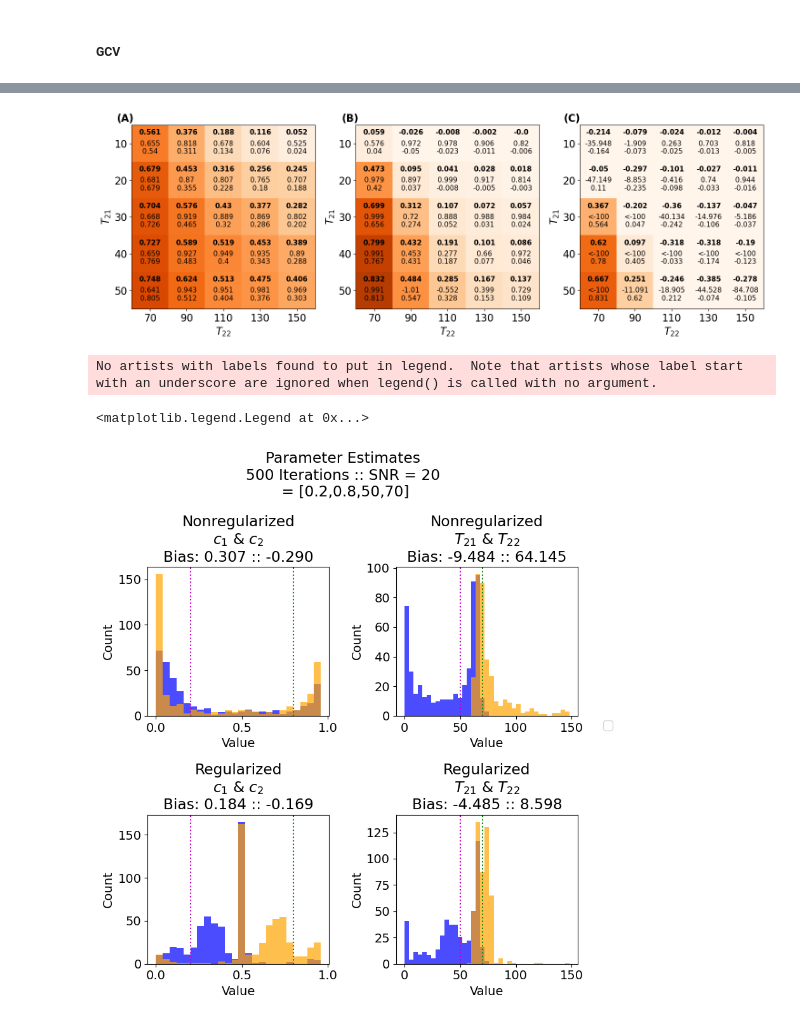
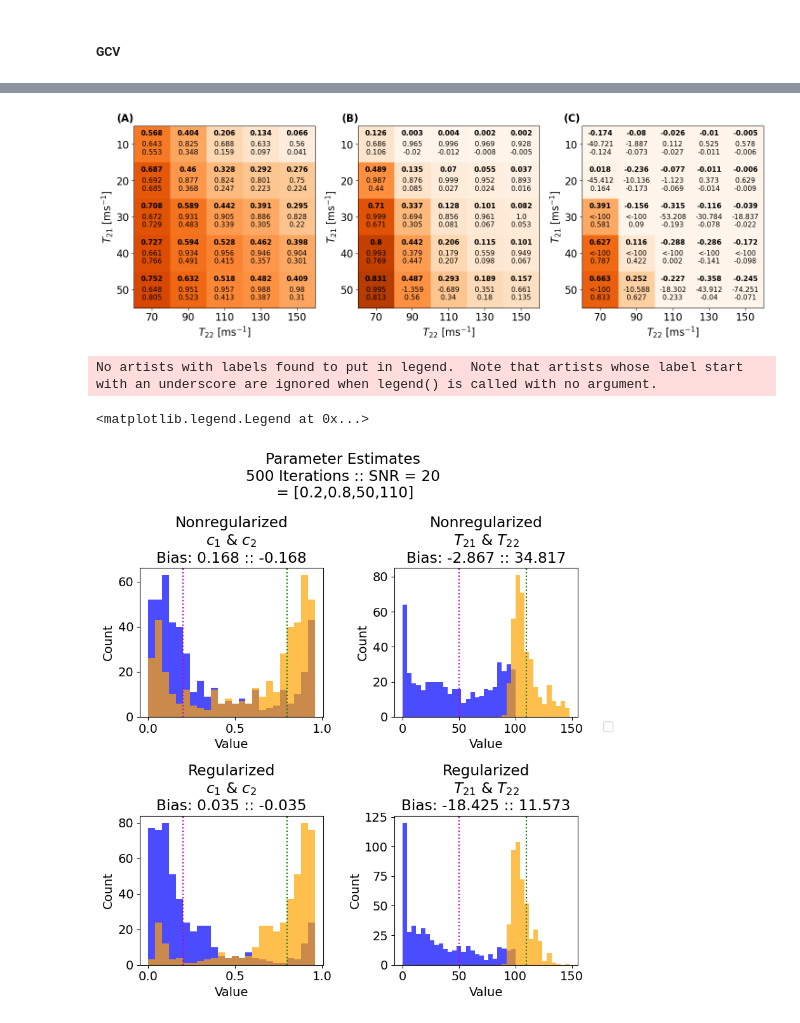
Before and after one commit to Griffin997/Regularization, a Jupyter notebook: EstimateP_AnalyzeSimulations.ipynb, the cells around one changed output, grey strips where cells are left out. Drawn from its saved outputs; the diff is of its cells as text; code cells hidden in the pictures.

```diff
--- a/EstimateP_AnalyzeSimulations.ipynb
+++ b/EstimateP_AnalyzeSimulations.ipynb
@@ -666,8 +666,8 @@ def gen_patchwork_panel_single(ind_x, c1_COI, var_temp, sq_bias_temp, MSE_temp):
     ax[ind_x].set_yticks(np.arange(len(T21_set)))
     ax[ind_x].set_xticklabels(T22_set)
     ax[ind_x].set_yticklabels(T21_set)
-    ax[ind_x].set_ylabel(r'$T_{21}$')
-    ax[ind_x].set_xlabel(r'$T_{22}$')
+    ax[ind_x].set_ylabel(r'$T_{21}$ [ms$^{-1}$]')
+    ax[ind_x].set_xlabel(r'$T_{22}$ [ms$^{-1}$]')
 
     plt.rc('font', size = 11)
     for i in range(len(T21_set)):
@@ -703,9 +703,9 @@ fig.text(0.38,0.86, '(B)', ha="center", va="center", color="black", weight = "bo
 fig.text(0.705,0.86, '(C)', ha="center", va="center", color="black", weight = "bold")
 plt.rc('font', size = 14)
 # %% [output]
-[figure, old version]
+[figure, new version]
 # %%
-pCombo_hist = [0.2,0.8,50,70]
+pCombo_hist = [0.2,0.8,50,110]
 pC_index_hist = paramCombos.index(pCombo_hist)
 
 plt.rc('font', size = 14)
@@ -748,31 +748,31 @@ ax[1,0].hist(x=ds1_GCV_final_params[pC_index_hist,:,0], bins=bin_array, color='b
 ax[1,0].hist(x=ds1_GCV_final_params[pC_index_hist,:,1], bins=bin_array, color='orange', alpha = 0.7)
 ax[1,0].axvline(x = pCombo_hist[0], color='m', ls = ':')
 ax[1,0].axvline(x = pCombo_hist[1], color='g', ls = ':')
 ax[1,0].set_xlabel('Value')
 ax[1,0].set_ylabel('Count')
 ax[1,0].set_title(f"Regularized\n{param_name_list[0]} & {param_name_list[1]}\nBias: {np.mean(ds1_GCV_final_params[pC_index_hist,:,0]) - pCombo_hist[0]:.3f} :: {np.mean(ds1_GCV_final_params[pC_index_hist,:,1]) - pCombo_hist[1]:.3f}")
 
 ymin, ymax = ax[1,0].get_ylim()
 xmin, xmax = ax[1,0].get_xlim()
 yup = ymin+(ymax-ymin)*2//3
 ydn = ymin+(ymax-ymin)*1//3
 
 bin_array = np.arange(0, 150, 4)
 ax[1,1].hist(x=ds1_GCV_final_params[pC_index_hist,:,2], bins=bin_array, color='b', alpha = 0.7)
 ax[1,1].hist(x=ds1_GCV_final_params[pC_index_hist,:,3], bins=bin_array, color='orange', alpha = 0.7)
 ax[1,1].axvline(x = pCombo_hist[2], color='m', ls = ':')
 ax[1,1].axvline(x = pCombo_hist[3], color='g', ls = ':')
 ax[1,1].set_xlabel('Value')
 ax[1,1].set_ylabel('Count')
 ax[1,1].set_title(f"Regularized\n{param_name_list[2]} & {param_name_list[3]}\nBias: {np.mean(ds1_GCV_final_params[pC_index_hist,:,2]) - pCombo_hist[2]:.3f} :: {np.mean(ds1_GCV_final_params[pC_index_hist,:,3]) - pCombo_hist[3]:.3f}")
 
 ymin, ymax = ax[1,1].get_ylim()
 xmin, xmax = ax[1,1].get_xlim()
 yup = ymin+(ymax-ymin)*2//3
 ydn = ymin+(ymax-ymin)*1//3
 
 fig.legend(loc='center left', bbox_to_anchor=(1, 0.5))
 # %% [output]
 No artists with labels found to put in legend.  Note that artists whose label start with an underscore are ignored when legend() is called with no argument.
 <matplotlib.legend.Legend at 0x...>
-[figure, old version]
+[figure, new version]
```
Also changed, not shown: parts of 12 cells of this notebook, 1 other file.
